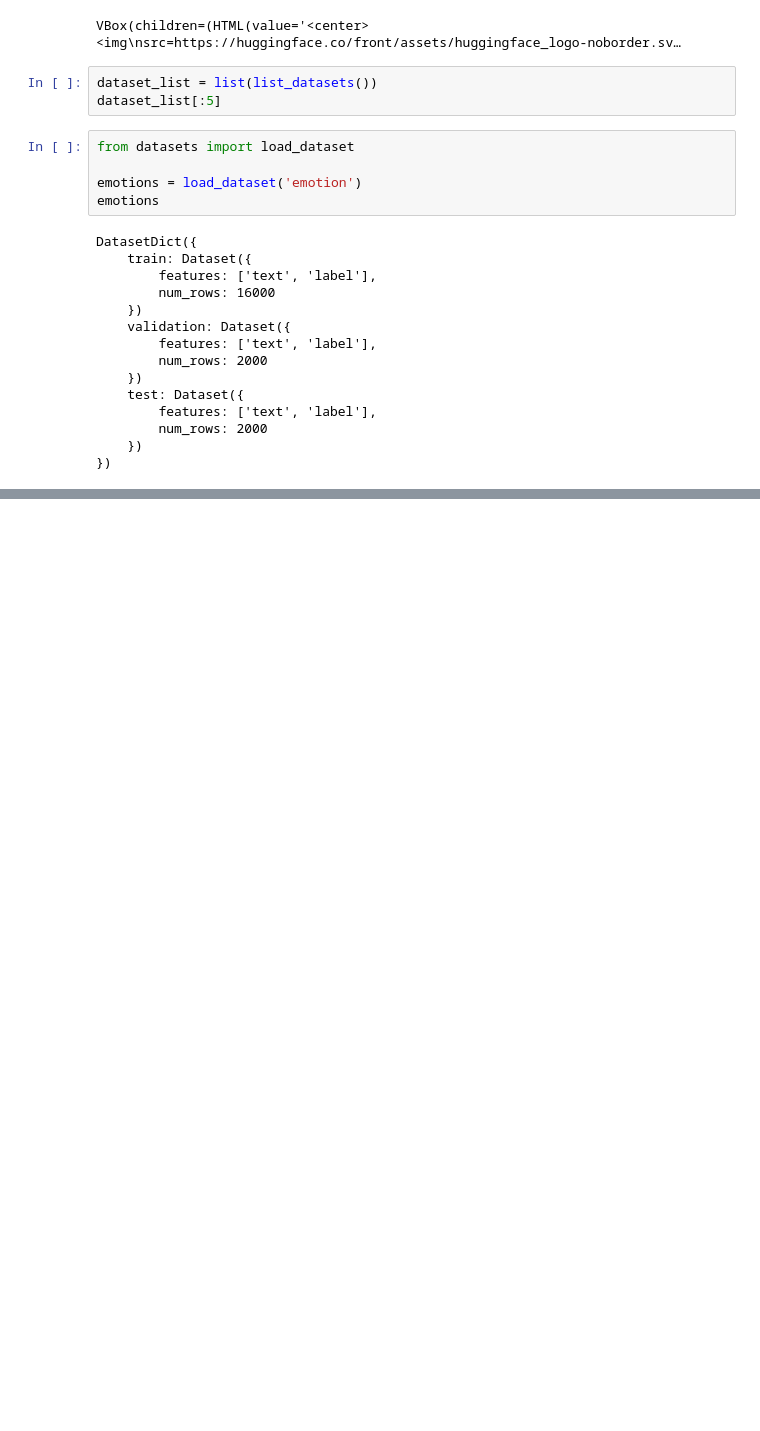
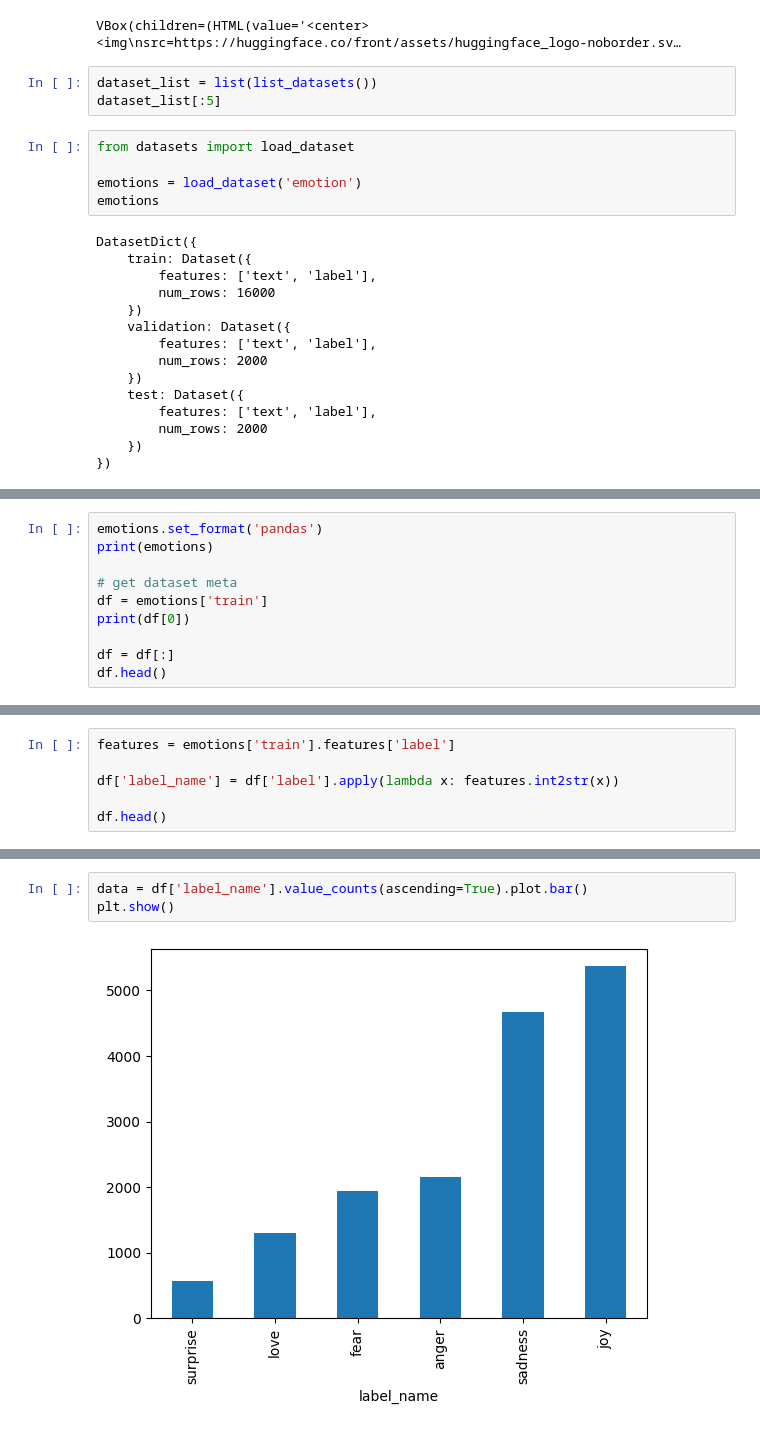
Before and after one commit to kolithawarnakulasooriya/Gen-AI-Torch-Learning, a Jupyter notebook: transformers/Chapter3.ipynb, the cells around one changed output, grey strips where cells are left out. Saved outputs shown, nothing was run; the diff lists cells and outputs as text; blank space fills up the shorter version.

```diff
--- a/transformers/Chapter3.ipynb
+++ b/transformers/Chapter3.ipynb
@@ -42,0 +55,10 @@ print(train_dataset[0])
+# %%
+emotions.set_format('pandas')
+print(emotions)
+
+# get dataset meta
+df = emotions['train']
+print(df[0])
+
+df = df[:]
+df.head()
@@ -42,0 +90,6 @@ print(train_dataset[0])
+# %%
+features = emotions['train'].features['label']
+
+df['label_name'] = df['label'].apply(lambda x: features.int2str(x))
+
+df.head()
@@ -42,0 +103,5 @@ print(train_dataset[0])
+# %%
+data = df['label_name'].value_counts(ascending=True).plot.bar()
+plt.show()
+# %% [output]
+[figure, added]
```
Also changed, not shown: parts of 11 cells of this notebook.
